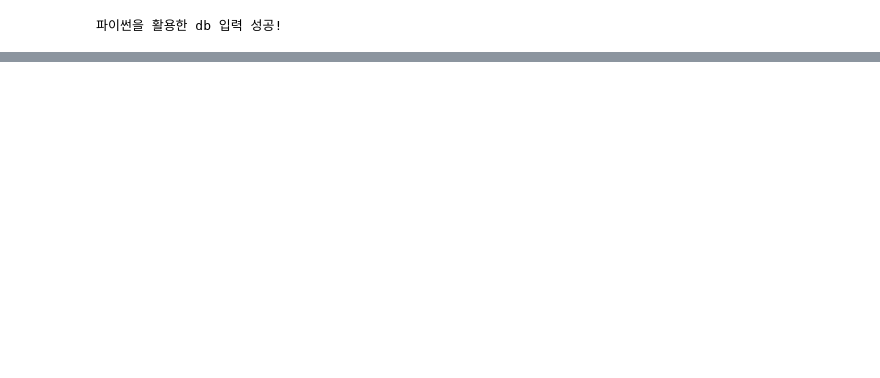
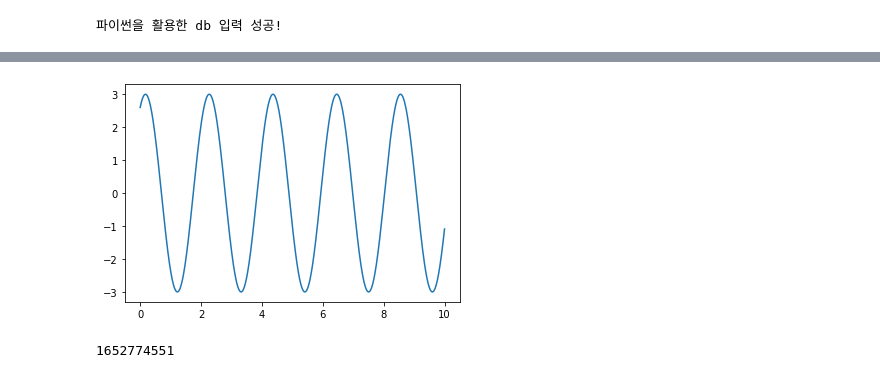
Before and after one commit to KHWeb19/LectureContents, a Jupyter notebook: python/fourth.ipynb, the cells around one changed output, grey strips where cells are left out. Cells and saved outputs as stored; diff of their text form; code cells hidden in the pictures; blank space fills up the shorter version.

```diff
--- a/python/fourth.ipynb
+++ b/python/fourth.ipynb
@@ -37,0 +231,13 @@ print('파이썬을 활용한 db 입력 성공!')
+# %%
+non_noise_current = 3 * np.sin(3 * sample_time + (math.pi / 3))
+
+plt.plot(sample_time, non_noise_current)
+plt.show()
+# %% [output]
+[figure, added]
+# %%
+ts = calendar.timegm(time.gmtime())
+
+print(ts)
+# %% [output]
+1652774551
```
Also changed, not shown: parts of 23 cells of this notebook, 3 other files.
